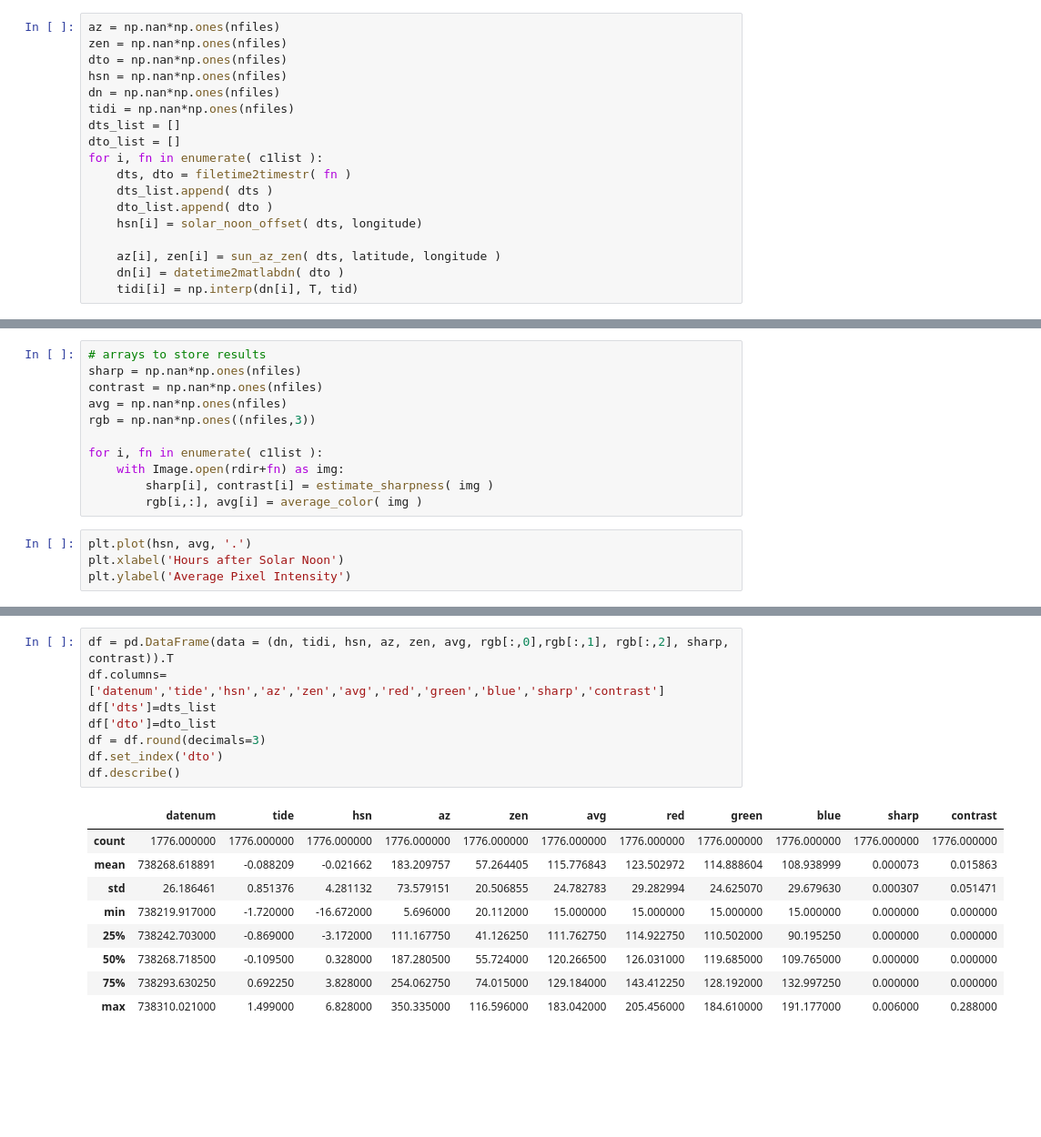
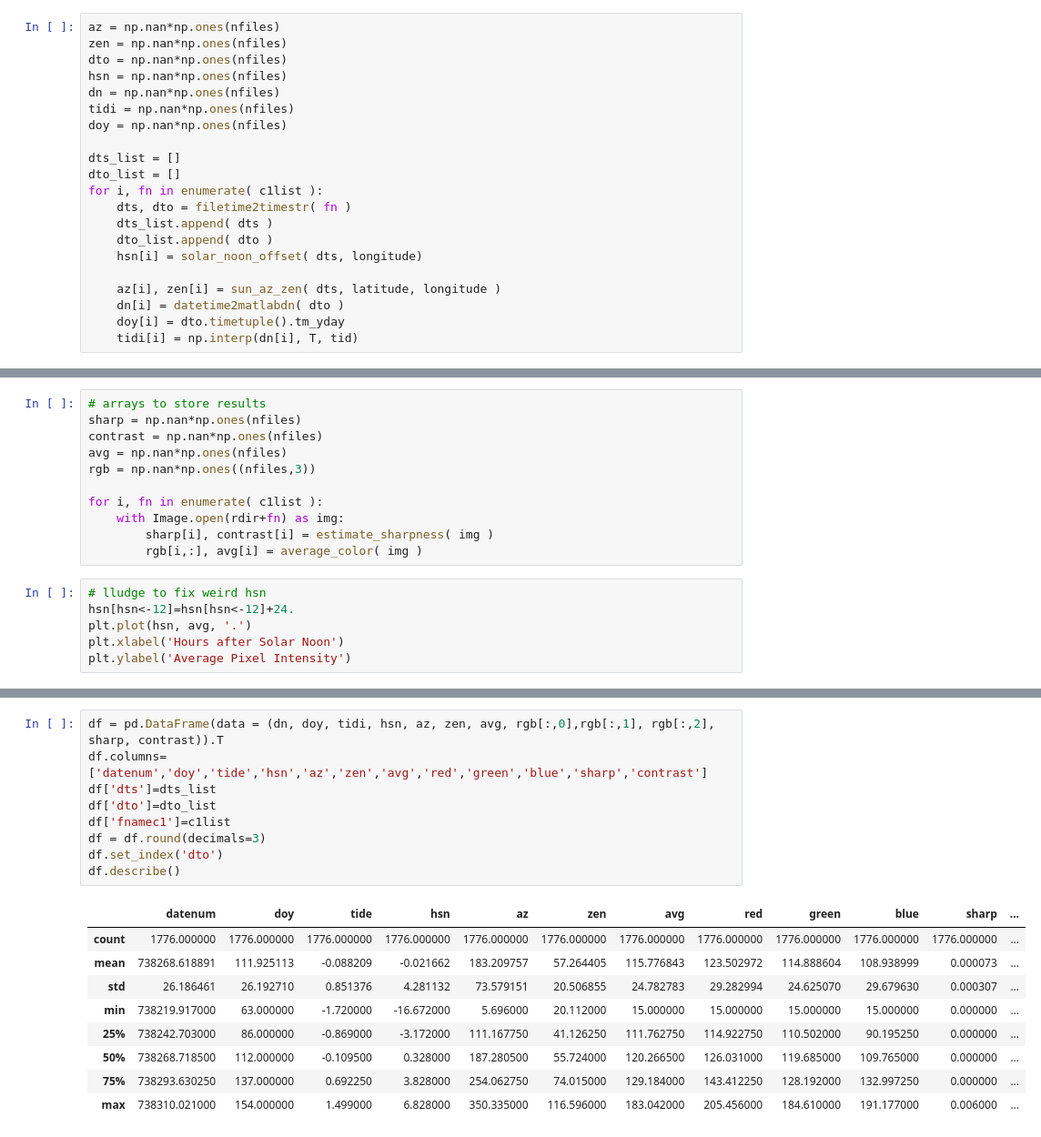
Before and after one commit to csherwood-usgs/CoastCam, a Jupyter notebook: assess_inventory.ipynb, the cells around one changed output, grey strips where cells are left out. Shown at 91% size. Cells and saved outputs as stored; diff of their text form; blank space fills up the shorter version.

```diff
--- a/assess_inventory.ipynb
+++ b/assess_inventory.ipynb
@@ -84,6 +95,8 @@ dto = np.nan*np.ones(nfiles)
 hsn = np.nan*np.ones(nfiles)
 dn = np.nan*np.ones(nfiles)
 tidi = np.nan*np.ones(nfiles)
+doy = np.nan*np.ones(nfiles)
+
 dts_list = []
 dto_list = []
 for i, fn in enumerate( c1list ):
@@ -94,6 +107,7 @@ for i, fn in enumerate( c1list ):
 
     az[i], zen[i] = sun_az_zen( dts, latitude, longitude )
     dn[i] = datetime2matlabdn( dto )
+    doy[i] = dto.timetuple().tm_yday
     tidi[i] = np.interp(dn[i], T, tid)
 # %%
 plt.plot( dto_list, tidi )
@@ -118,6 +132,8 @@ for i, fn in enumerate( c1list ):
         sharp[i], contrast[i] = estimate_sharpness( img )
         rgb[i,:], avg[i] = average_color( img )
 # %%
+# lludge to fix weird hsn
+hsn[hsn<-12]=hsn[hsn<-12]+24.
 plt.plot(hsn, avg, '.')
 plt.xlabel('Hours after Solar Noon')
 plt.ylabel('Average Pixel Intensity')
@@ -127,19 +167,20 @@ Text(0, 0.5, 'Average Pixel Intensity')
 # %%
-df = pd.DataFrame(data = (dn, tidi, hsn, az, zen, avg, rgb[:,0],rgb[:,1], rgb[:,2], sharp, contrast)).T
-df.columns=['datenum','tide','hsn','az','zen','avg','red','green','blue','sharp','contrast']
+df = pd.DataFrame(data = (dn, doy, tidi, hsn, az, zen, avg, rgb[:,0],rgb[:,1], rgb[:,2], sharp, contrast)).T
+df.columns=['datenum','doy','tide','hsn','az','zen','avg','red','green','blue','sharp','contrast']
 df['dts']=dts_list
 df['dto']=dto_list
+df['fnamec1']=c1list
 df = df.round(decimals=3)
 df.set_index('dto')
 df.describe()
 # %% [output]
-|  | datenum | tide | hsn | az | zen | avg | red | green | blue | sharp | contrast |
-| count | 1776.000000 | 1776.000000 | 1776.000000 | 1776.000000 | 1776.000000 | 1776.000000 | 1776.000000 | 1776.000000 | 1776.000000 | 1776.000000 | 1776.000000 |
-| mean | 738268.618891 | -0.088209 | -0.021662 | 183.209757 | 57.264405 | 115.776843 | 123.502972 | 114.888604 | 108.938999 | 0.000073 | 0.015863 |
-| std | 26.186461 | 0.851376 | 4.281132 | 73.579151 | 20.506855 | 24.782783 | 29.282994 | 24.625070 | 29.679630 | 0.000307 | 0.051471 |
-| min | 738219.917000 | -1.720000 | -16.672000 | 5.696000 | 20.112000 | 15.000000 | 15.000000 | 15.000000 | 15.000000 | 0.000000 | 0.000000 |
-| 25% | 738242.703000 | -0.869000 | -3.172000 | 111.167750 | 41.126250 | 111.762750 | 114.922750 | 110.502000 | 90.195250 | 0.000000 | 0.000000 |
-| 50% | 738268.718500 | -0.109500 | 0.328000 | 187.280500 | 55.724000 | 120.266500 | 126.031000 | 119.685000 | 109.765000 | 0.000000 | 0.000000 |
-| 75% | 738293.630250 | 0.692250 | 3.828000 | 254.062750 | 74.015000 | 129.184000 | 143.412250 | 128.192000 | 132.997250 | 0.000000 | 0.000000 |
-| max | 738310.021000 | 1.499000 | 6.828000 | 350.335000 | 116.596000 | 183.042000 | 205.456000 | 184.610000 | 191.177000 | 0.006000 | 0.288000 |
+|  | datenum | doy | tide | hsn | az | zen | avg | red | green | blue | sharp | ... |
+| count | 1776.000000 | 1776.000000 | 1776.000000 | 1776.000000 | 1776.000000 | 1776.000000 | 1776.000000 | 1776.000000 | 1776.000000 | 1776.000000 | 1776.000000 | ... |
+| mean | 738268.618891 | 111.925113 | -0.088209 | -0.021662 | 183.209757 | 57.264405 | 115.776843 | 123.502972 | 114.888604 | 108.938999 | 0.000073 | ... |
+| std | 26.186461 | 26.192710 | 0.851376 | 4.281132 | 73.579151 | 20.506855 | 24.782783 | 29.282994 | 24.625070 | 29.679630 | 0.000307 | ... |
+| min | 738219.917000 | 63.000000 | -1.720000 | -16.672000 | 5.696000 | 20.112000 | 15.000000 | 15.000000 | 15.000000 | 15.000000 | 0.000000 | ... |
+| 25% | 738242.703000 | 86.000000 | -0.869000 | -3.172000 | 111.167750 | 41.126250 | 111.762750 | 114.922750 | 110.502000 | 90.195250 | 0.000000 | ... |
+| 50% | 738268.718500 | 112.000000 | -0.109500 | 0.328000 | 187.280500 | 55.724000 | 120.266500 | 126.031000 | 119.685000 | 109.765000 | 0.000000 | ... |
+| 75% | 738293.630250 | 137.000000 | 0.692250 | 3.828000 | 254.062750 | 74.015000 | 129.184000 | 143.412250 | 128.192000 | 132.997250 | 0.000000 | ... |
+| max | 738310.021000 | 154.000000 | 1.499000 | 6.828000 | 350.335000 | 116.596000 | 183.042000 | 205.456000 | 184.610000 | 191.177000 | 0.006000 | ... |
 # %%
```
Also changed, not shown: parts of 9 cells of this notebook.
